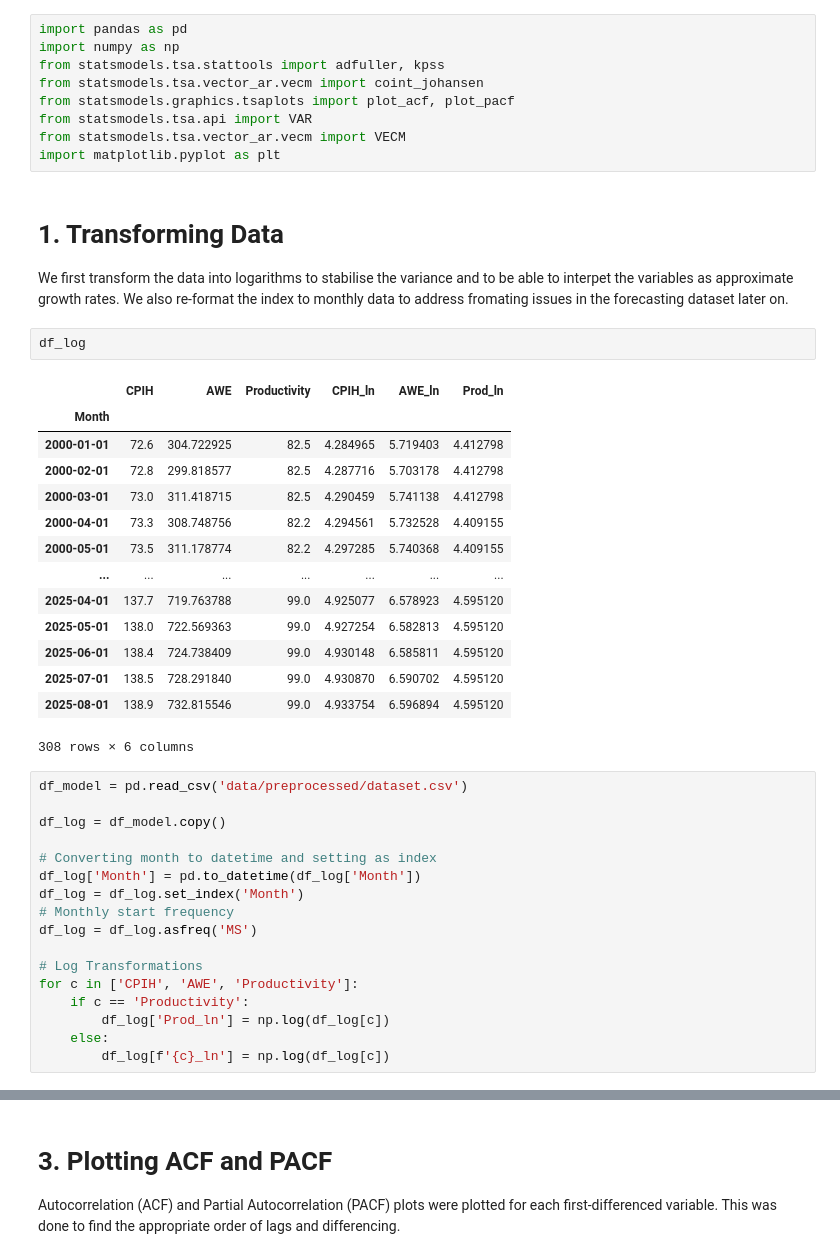
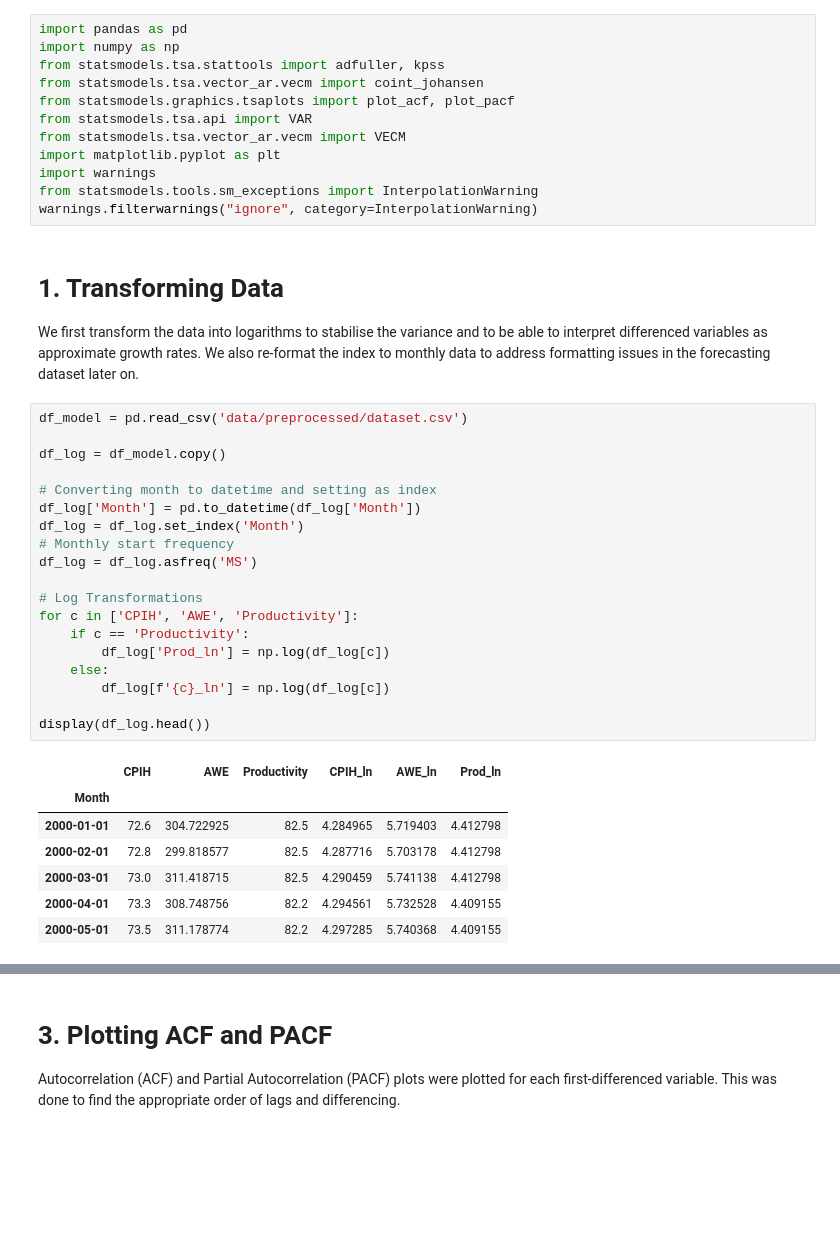
Before and after one commit to adrymmm/uk_inflation_wage_project, a Jupyter notebook: model.ipynb, the cells around one changed output, grey strips where cells are left out. Drawn from its saved outputs; the diff is of its cells as text; blank space fills up the shorter version.

```diff
--- a/model.ipynb
+++ b/model.ipynb
@@ -7,43 +7,39 @@ from statsmodels.graphics.tsaplots import plot_acf, plot_pacf
 from statsmodels.tsa.api import VAR
 from statsmodels.tsa.vector_ar.vecm import VECM
 import matplotlib.pyplot as plt
+import warnings
+from statsmodels.tools.sm_exceptions import InterpolationWarning
+warnings.filterwarnings("ignore", category=InterpolationWarning)
 # %% [markdown]
 # 1. Transforming Data
-We first transform the data into logarithms to stabilise the variance and to be able to interpet the variables as approximate growth rates. We also re-format the index to monthly data to address fromating issues in the forecasting dataset later on.
+We first transform the data into logarithms to stabilise the variance and to be able to interpret differenced variables as approximate growth rates. We also re-format the index to monthly data to address formatting issues in the forecasting dataset later on.
-# %%
-df_log
-# %% [output]
-|  | CPIH | AWE | Productivity | CPIH_ln | AWE_ln | Prod_ln |
-| Month |  |  |  |  |  |  |
-| 2000-01-01 | 72.6 | 304.722925 | 82.5 | 4.284965 | 5.719403 | 4.412798 |
-| 2000-02-01 | 72.8 | 299.818577 | 82.5 | 4.287716 | 5.703178 | 4.412798 |
-| 2000-03-01 | 73.0 | 311.418715 | 82.5 | 4.290459 | 5.741138 | 4.412798 |
-| 2000-04-01 | 73.3 | 308.748756 | 82.2 | 4.294561 | 5.732528 | 4.409155 |
-| 2000-05-01 | 73.5 | 311.178774 | 82.2 | 4.297285 | 5.740368 | 4.409155 |
-| ... | ... | ... | ... | ... | ... | ... |
-| 2025-04-01 | 137.7 | 719.763788 | 99.0 | 4.925077 | 6.578923 | 4.595120 |
-| 2025-05-01 | 138.0 | 722.569363 | 99.0 | 4.927254 | 6.582813 | 4.595120 |
-| 2025-06-01 | 138.4 | 724.738409 | 99.0 | 4.930148 | 6.585811 | 4.595120 |
-| 2025-07-01 | 138.5 | 728.291840 | 99.0 | 4.930870 | 6.590702 | 4.595120 |
-| 2025-08-01 | 138.9 | 732.815546 | 99.0 | 4.933754 | 6.596894 | 4.595120 |
-308 rows × 6 columns
 # %%
 df_model = pd.read_csv('data/preprocessed/dataset.csv')
 
 df_log = df_model.copy()
 
 # Converting month to datetime and setting as index
 df_log['Month'] = pd.to_datetime(df_log['Month'])
 df_log = df_log.set_index('Month')
 # Monthly start frequency
 df_log = df_log.asfreq('MS')
 
 # Log Transformations
 for c in ['CPIH', 'AWE', 'Productivity']:
     if c == 'Productivity':
         df_log['Prod_ln'] = np.log(df_log[c])
     else:
         df_log[f'{c}_ln'] = np.log(df_log[c])
+
+display(df_log.head())
+# %% [output]
+|  | CPIH | AWE | Productivity | CPIH_ln | AWE_ln | Prod_ln |
+| Month |  |  |  |  |  |  |
+| 2000-01-01 | 72.6 | 304.722925 | 82.5 | 4.284965 | 5.719403 | 4.412798 |
+| 2000-02-01 | 72.8 | 299.818577 | 82.5 | 4.287716 | 5.703178 | 4.412798 |
+| 2000-03-01 | 73.0 | 311.418715 | 82.5 | 4.290459 | 5.741138 | 4.412798 |
+| 2000-04-01 | 73.3 | 308.748756 | 82.2 | 4.294561 | 5.732528 | 4.409155 |
+| 2000-05-01 | 73.5 | 311.178774 | 82.2 | 4.297285 | 5.740368 | 4.409155 |
 # %% [markdown]
 # 2. Stationarity Tests
 We test for stationarity using both the Augmented Dickey-Fuller test and the KPSS test.
```
Also changed, not shown: parts of 10 cells of this notebook.
